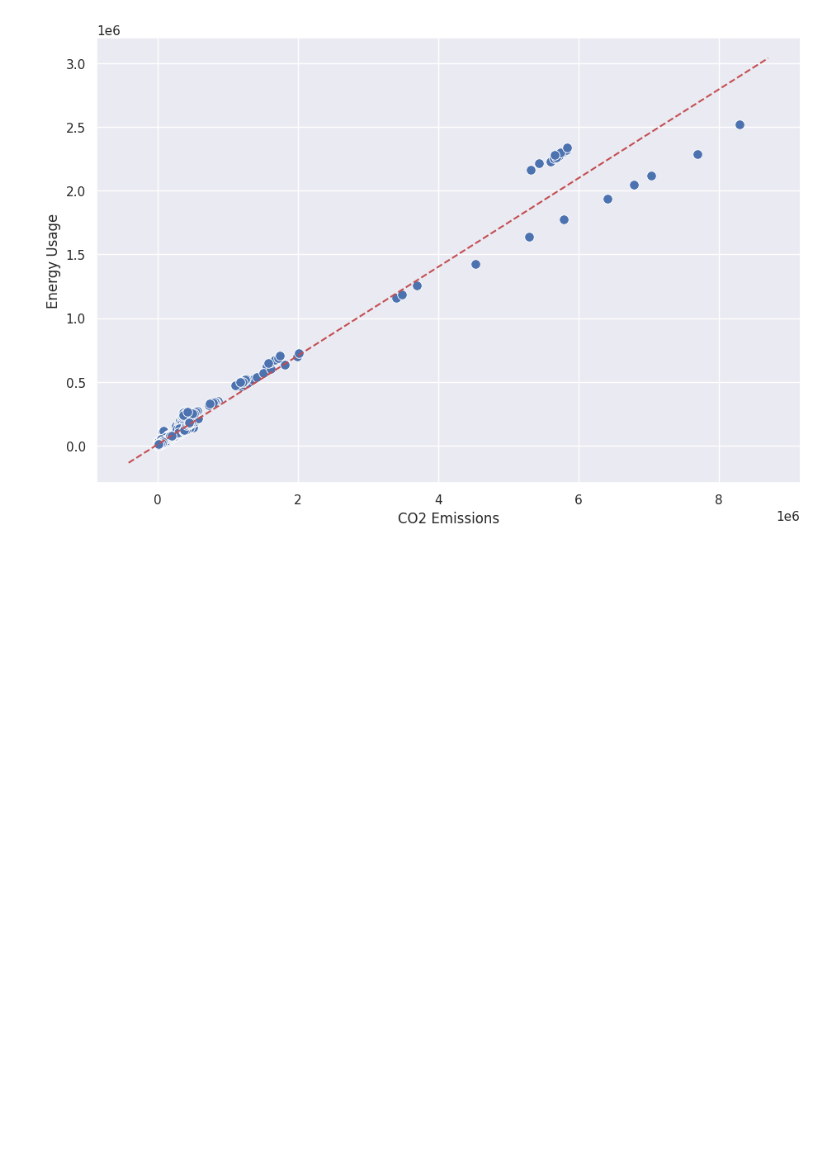
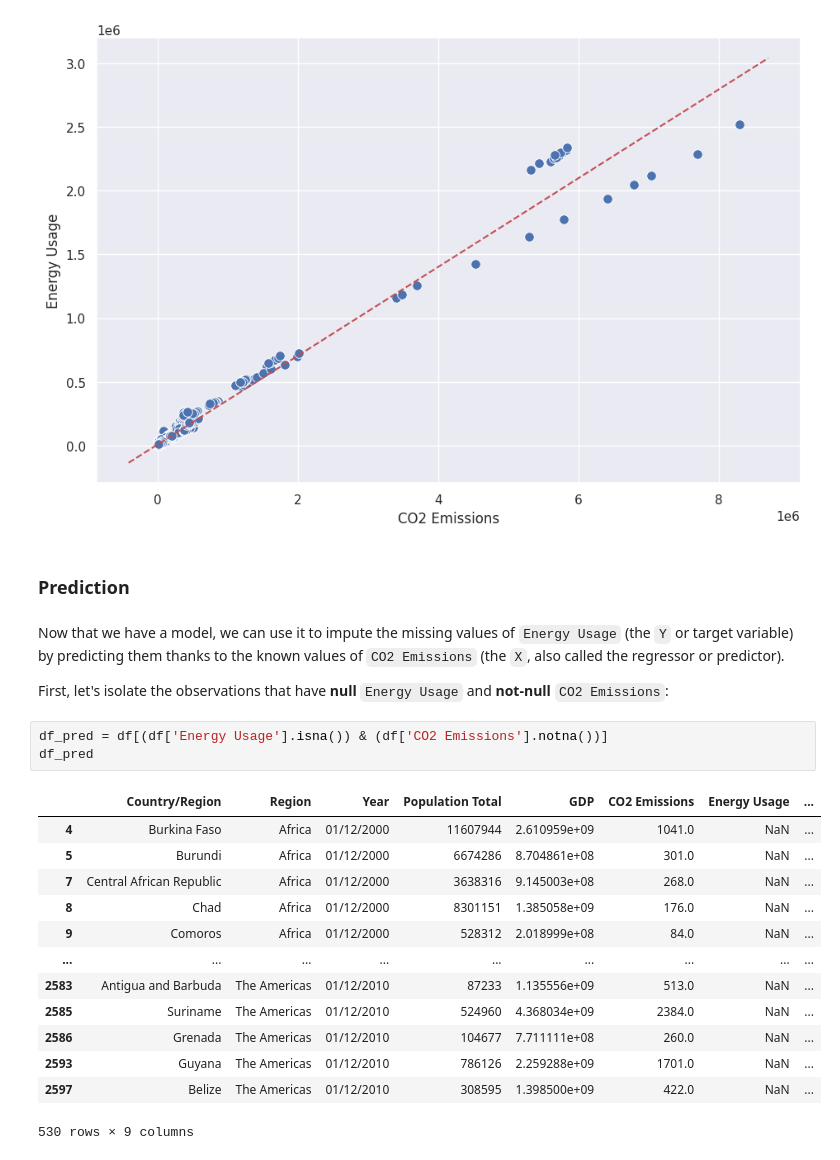
Before and after one commit to JungleKiosk/py_Global_Energy, a Jupyter notebook: py_Global_NRG.ipynb, the cells around one changed output. Cells and saved outputs as stored; diff of their text form; blank space fills up the shorter version.

```diff
--- a/py_Global_NRG.ipynb
+++ b/py_Global_NRG.ipynb
@@ -592,3 +592,26 @@ plt.plot(x_vals, y_vals, '--', color='r')
 plt.show()
 # %% [output]
 [figure]
+# %% [markdown]
+### Prediction
+# %% [markdown]
+Now that we have a model, we can use it to impute the missing values of `Energy Usage` (the `Y` or target variable) by predicting them thanks to the known values of `CO2 Emissions` (the `X`, also called the regressor or predictor).
+
+First, let's isolate the observations that have **null** `Energy Usage` and **not-null** `CO2 Emissions`:
+# %%
+df_pred = df[(df['Energy Usage'].isna()) & (df['CO2 Emissions'].notna())]
+df_pred
+# %% [output]
+|  | Country/Region | Region | Year | Population Total | GDP | CO2 Emissions | Energy Usage | ... |
+| 4 | Burkina Faso | Africa | 01/12/2000 | 11607944 | 2.610959e+09 | 1041.0 | NaN | ... |
+| 5 | Burundi | Africa | 01/12/2000 | 6674286 | 8.704861e+08 | 301.0 | NaN | ... |
+| 7 | Central African Republic | Africa | 01/12/2000 | 3638316 | 9.145003e+08 | 268.0 | NaN | ... |
+| 8 | Chad | Africa | 01/12/2000 | 8301151 | 1.385058e+09 | 176.0 | NaN | ... |
+| 9 | Comoros | Africa | 01/12/2000 | 528312 | 2.018999e+08 | 84.0 | NaN | ... |
+| ... | ... | ... | ... | ... | ... | ... | ... | ... |
+| 2583 | Antigua and Barbuda | The Americas | 01/12/2010 | 87233 | 1.135556e+09 | 513.0 | NaN | ... |
+| 2585 | Suriname | The Americas | 01/12/2010 | 524960 | 4.368034e+09 | 2384.0 | NaN | ... |
+| 2586 | Grenada | The Americas | 01/12/2010 | 104677 | 7.711111e+08 | 260.0 | NaN | ... |
+| 2593 | Guyana | The Americas | 01/12/2010 | 786126 | 2.259288e+09 | 1701.0 | NaN | ... |
+| 2597 | Belize | The Americas | 01/12/2010 | 308595 | 1.398500e+09 | 422.0 | NaN | ... |
+530 rows × 9 columns
```
Also changed, not shown: parts of 15 cells of this notebook.
